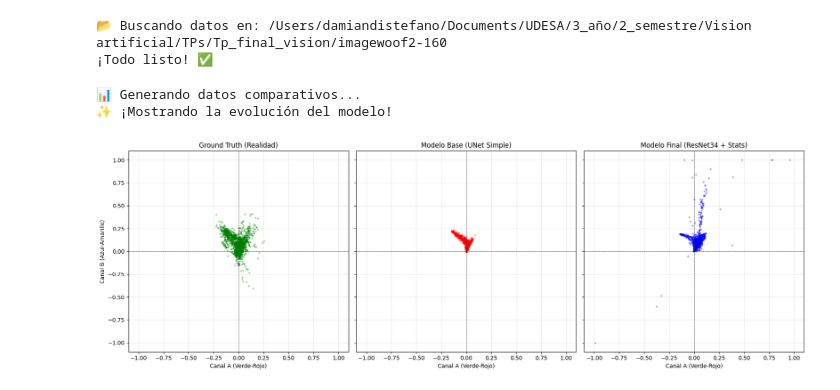
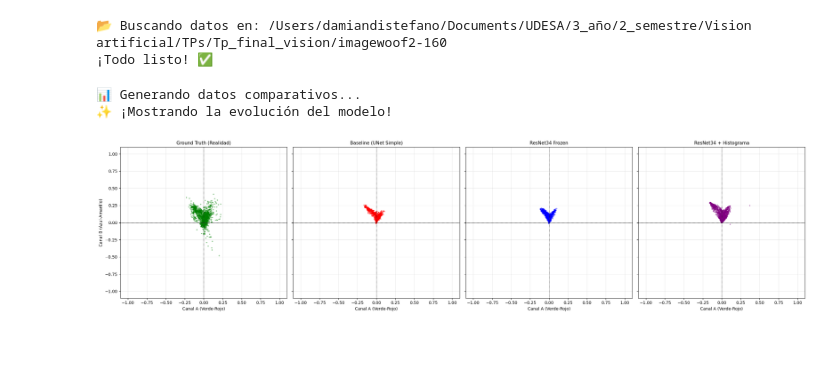
Before and after one commit to Sdomato/Tp_final_vision, a Jupyter notebook: graficos/grafs.ipynb, the cells around one changed output. Saved outputs shown, nothing was run; the diff lists cells and outputs as text; code cells hidden in the pictures; blank space fills up the shorter version.

```diff
--- a/graficos/grafs.ipynb
+++ b/graficos/grafs.ipynb
@@ -44,35 +44,35 @@ print("¡Todo listo! ✅")
 
 from models.unet import UNetColor
 from models.unet_resnet34 import get_model_unet_resnet34
 from plots import *
 
 device = torch.device("cuda" if torch.cuda.is_available() else "cpu")
 
 modelo_base = UNetColor()
 modelo_resnet = get_model_unet_resnet34(pre_entrenado=True)
 modelo_hist = get_model_unet_resnet34(pre_entrenado=False)
 
 path_base = "../pesos_entrenados/unetColor.pt"
-path_resnet = "../pesos_entrenados/unet_resnet34_combined.pt"
+path_frozen = "../pesos_entrenados/unet_resnet34_frozen_l1.pt"
 path_hist = "../pesos_entrenados/unet_resnet34_histogram.pt"
 
 # Cargar pesos
 modelo_base.load_state_dict(torch.load(path_base, map_location=device))
-modelo_resnet.load_state_dict(torch.load(path_resnet, map_location=device))
+modelo_resnet.load_state_dict(torch.load(path_frozen, map_location=device))
 modelo_hist.load_state_dict(torch.load(path_hist, map_location=device))
 # Mover a GPU y poner en modo evaluación
 modelo_base.to(device).eval()
 modelo_resnet.to(device).eval()
 modelo_hist.to(device).eval()
 
 print("📊 Generando datos comparativos...")
 real_data, viejo_data, nuevo_data, hist_data = get_data_for_plot(val_loader, modelo_base, modelo_resnet, modelo_hist, device)
 
 print("✨ ¡Mostrando la evolución del modelo!")
 plot_ab_distribution(real_data, viejo_data, nuevo_data, hist_data)
 # %% [output]
 📊 Generando datos comparativos...
 ✨ ¡Mostrando la evolución del modelo!
-[figure, old version]
+[figure, new version]
 # %%
 mis_modelos = [modelo_base, modelo_resnet, modelo_hist]
```
Also changed, not shown: parts of 1 cell of this notebook, 7 other files.
